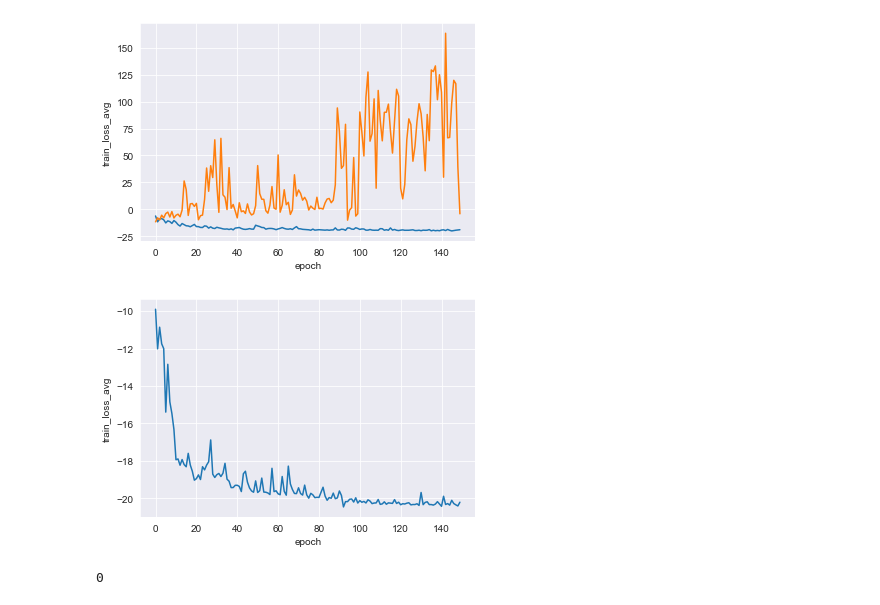
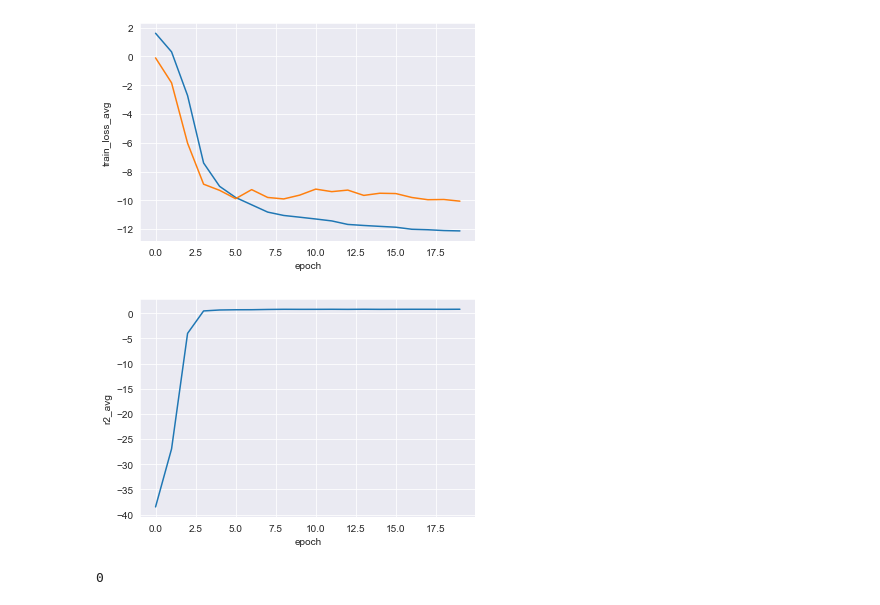
Before and after one commit to ArdenteX/Rockey_Reconstruction, a Jupyter notebook: Rock/training.ipynb, the cells around one changed output. Saved outputs shown, nothing was run; the diff lists cells and outputs as text; code cells hidden in the pictures.

```diff
--- a/Rock/training.ipynb
+++ b/Rock/training.ipynb
@@ -5,3 +3,5 @@ test_train = mdnTraining()
+# %%
+test_train = mdnTraining(learning_rate=0.0001984, batch_size=512, hidden_size=256, n_gaussian=5, is_gpu=True, epoch=20, split_type='2', is_normal=True)
 # %%
-t_l, v_l = test_train.fit()
+t_l, v_l, r2 = test_train.fit()
 # %% [output]
@@ -23,19 +35,19 @@ Save Best model: Loss:-10.5901, Loss Avg:-9.9910
 # %%
 test_train.plot_loss(t_l, v_l)
 # %% [output]
-[figure, old version]
+[figure, new version]
 # %%
 import seaborn as sns
 import pandas as pd
 import matplotlib.pyplot as plt
 # %%
 result_pd = pd.DataFrame()
-result_pd['epoch'] = range(150)
-result_pd['train_loss_avg'] = t_l
-sns.lineplot(x='epoch', y='train_loss_avg', data=result_pd)
+result_pd['epoch'] = range(20)
+result_pd['r2_avg'] = r2
+sns.lineplot(x='epoch', y='r2_avg', data=result_pd)
 plt.show()
 # %% [output]
-[figure, old version]
+[figure, new version]
 # %%
 # %% [output]
 0
```
Also changed, not shown: parts of 2 cells of this notebook, 4 other files.
